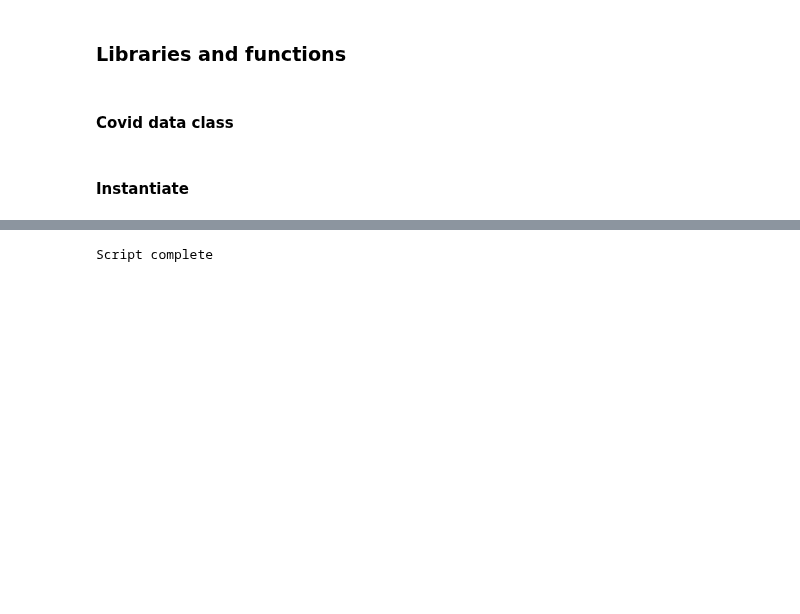
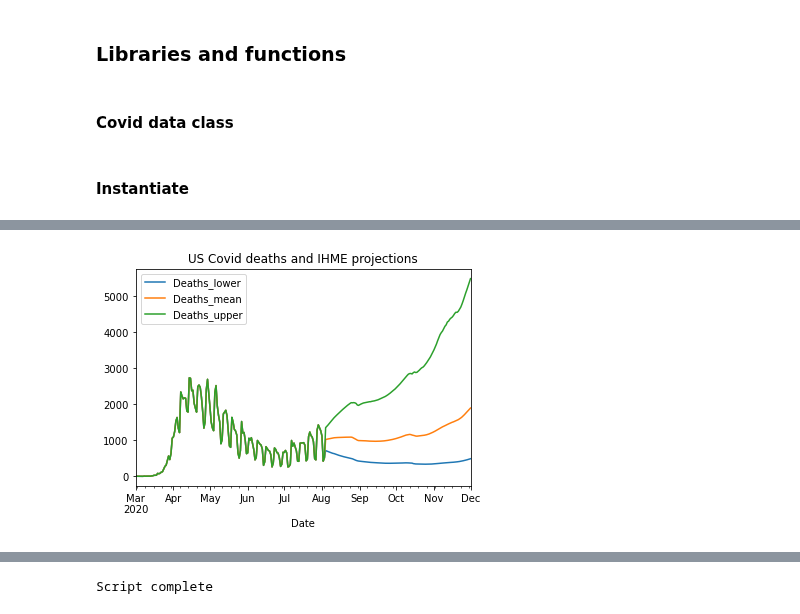
Before and after one commit to dturner195/covid_data, a Jupyter notebook: Master_dashboard.ipynb, the cells around one changed output, grey strips where cells are left out. Drawn from its saved outputs; the diff is of its cells as text; code cells hidden in the pictures; blank space fills up the shorter version.

```diff
--- a/Master_dashboard.ipynb
+++ b/Master_dashboard.ipynb
@@ -649,0 +712,10 @@ Projections start: 2020-08-07
+# %%
+# Display deaths and forecast
+data.df_ihme.pivot_table(index = 'Date',
+                            values = ['Deaths_mean', 'Deaths_lower', 'Deaths_upper'],
+                            aggfunc='sum')['2020-03-01':].plot()
+
+plt.title('US Covid deaths and IHME projections')
+plt.show()
+# %% [output]
+[figure, added]
```
Also changed, not shown: parts of 9 cells of this notebook, 6 other files.
